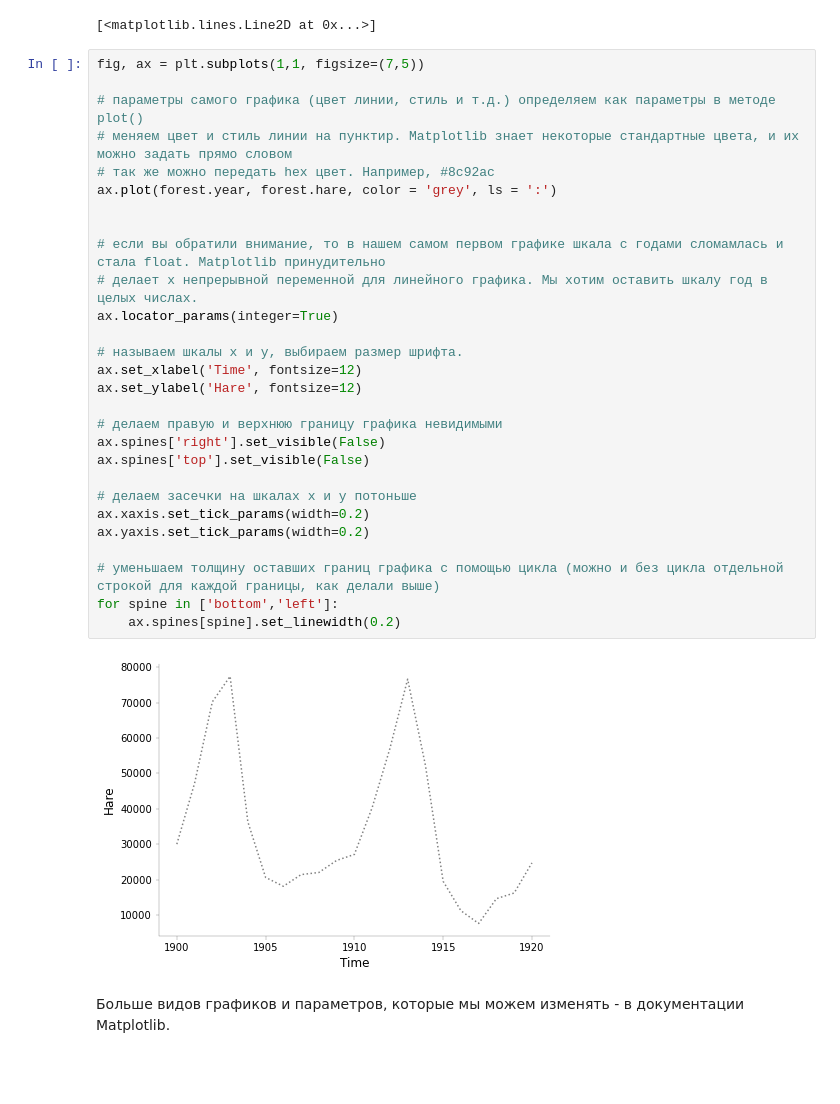
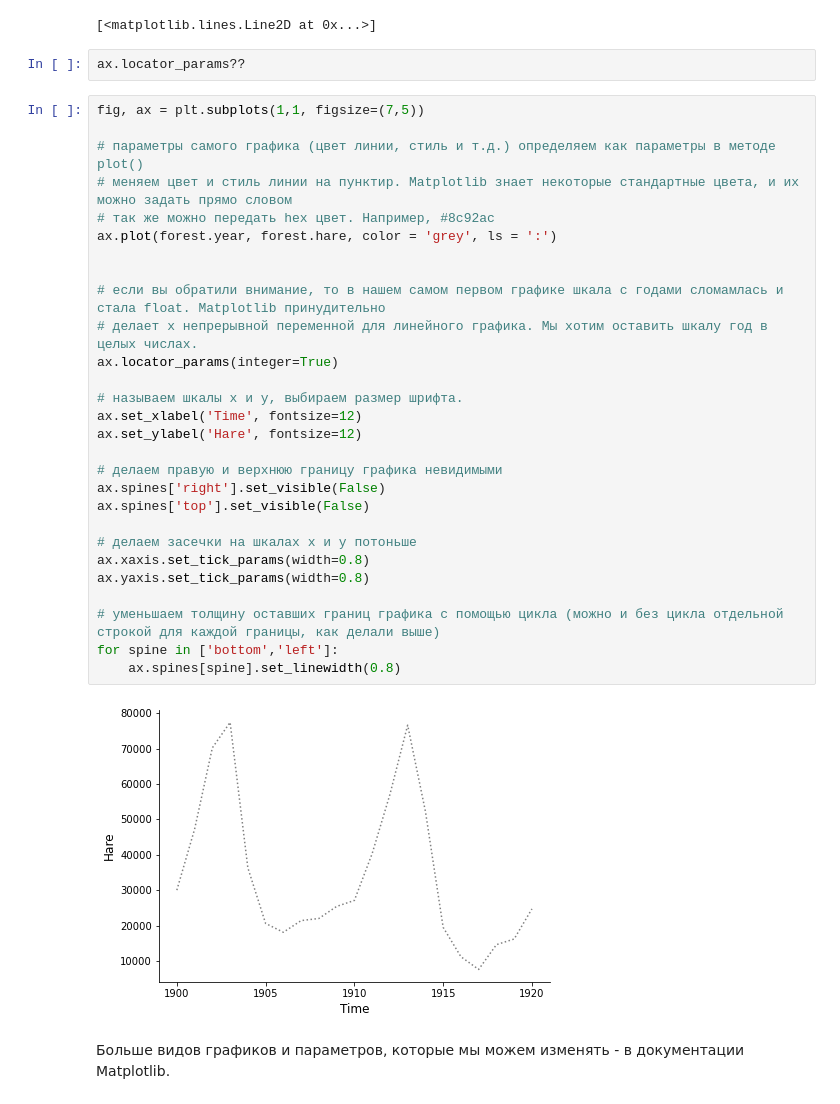
Before and after one commit to pileyan/DPO_Python_22_23, a Jupyter notebook: lect16_Visualization + SQL/Viz.ipynb, the cells around one changed output. Cells and saved outputs as stored; diff of their text form; blank space fills up the shorter version.

```diff
--- a/lect16_Visualization + SQL/Viz.ipynb
+++ b/lect16_Visualization + SQL/Viz.ipynb
@@ -101,36 +103,38 @@ ax.plot(forest.year, forest.hare)  # обратите внимание - гра
 ax.plot(forest.year, forest.lynx)
 # %% [output]
 [<matplotlib.lines.Line2D at 0x...>]
+# %%
+ax.locator_params??
 # %%
 fig, ax = plt.subplots(1,1, figsize=(7,5))
 
 # параметры самого графика (цвет линии, стиль и т.д.) определяем как параметры в методе plot()
 # меняем цвет и стиль линии на пунктир. Matplotlib знает некоторые стандартные цвета, и их можно задать прямо словом
 # так же можно передать hex цвет. Например, #8c92ac
 ax.plot(forest.year, forest.hare, color = 'grey', ls = ':')
 
 
 # если вы обратили внимание, то в нашем самом первом графике шкала с годами сломамлась и стала float. Matplotlib принудительно
 # делает x непрерывной переменной для линейного графика. Мы хотим оставить шкалу год в целых числах.
 ax.locator_params(integer=True)
 
 # называем шкалы x и y, выбираем размер шрифта.
 ax.set_xlabel('Time', fontsize=12)
 ax.set_ylabel('Hare', fontsize=12)
 
 # делаем правую и верхнюю границу графика невидимыми
 ax.spines['right'].set_visible(False)
 ax.spines['top'].set_visible(False)
 
 # делаем засечки на шкалах x и y потоньше
-ax.xaxis.set_tick_params(width=0.2)
-ax.yaxis.set_tick_params(width=0.2)
+ax.xaxis.set_tick_params(width=0.8)
+ax.yaxis.set_tick_params(width=0.8)
 
 # уменьшаем толщину оставших границ графика с помощью цикла (можно и без цикла отдельной строкой для каждой границы, как делали выше)
 for spine in ['bottom','left']:
-    ax.spines[spine].set_linewidth(0.2)
+    ax.spines[spine].set_linewidth(0.8)
 # %% [output]
-[figure, old version]
+[figure, new version]
 # %% [markdown]
 Больше видов графиков и параметров, которые мы можем изменять - в документации Matplotlib.
 # %% [markdown]
```
Also changed, not shown: parts of 10 cells of this notebook, 15 other files.
